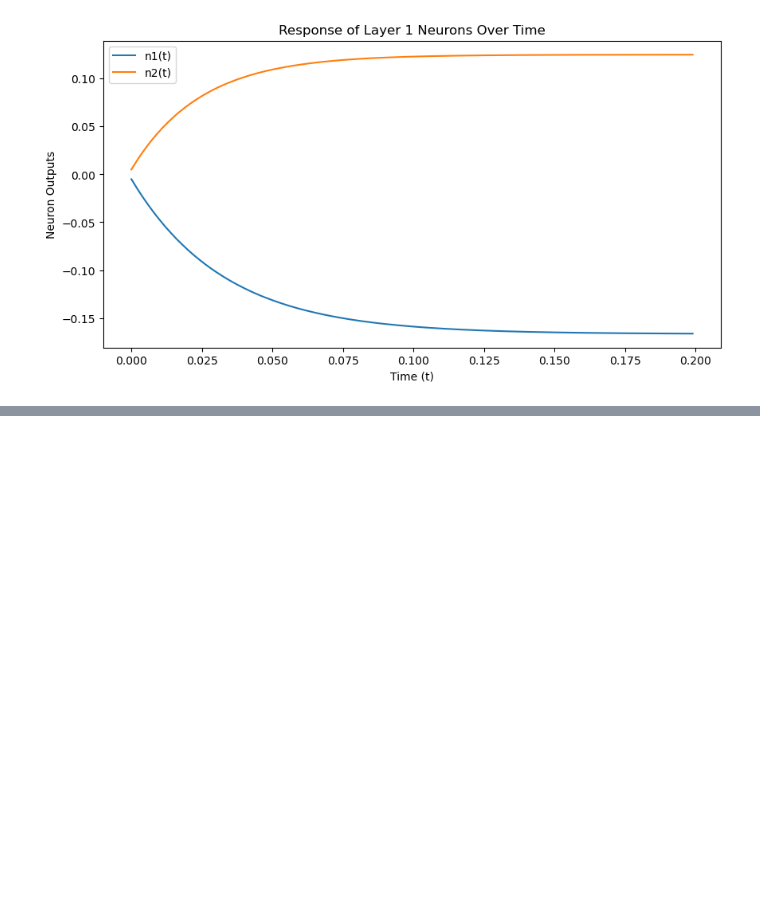
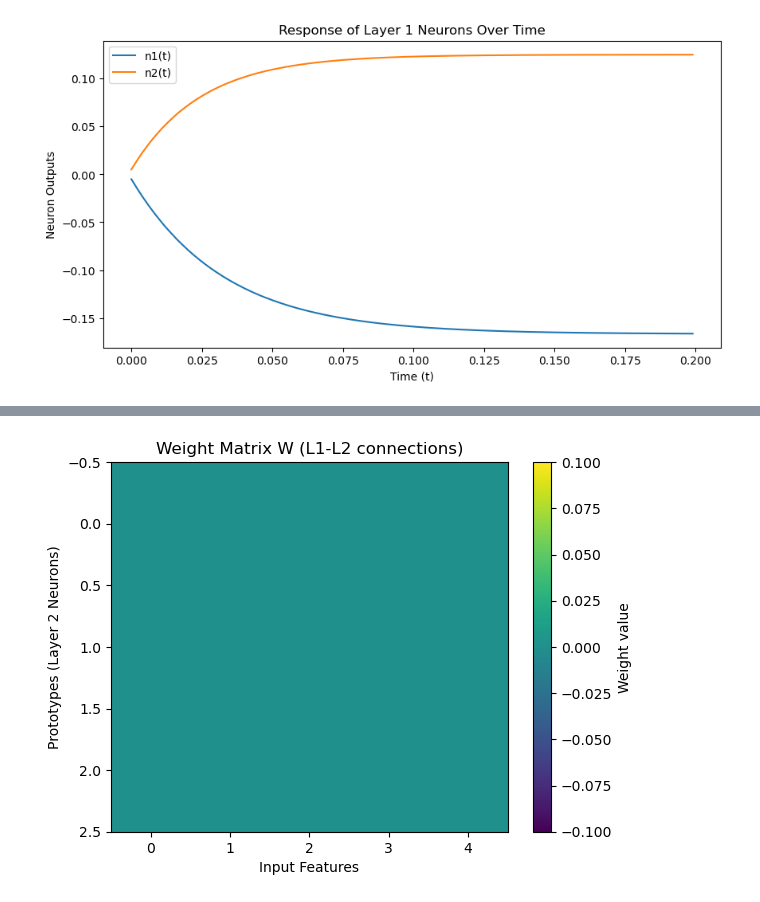
Before and after one commit to rocky115/DeepMythomatics, a Jupyter notebook: The_First_Chakra_Biswakarmaa/CHapter-5/Chapter5.1_The_Dadhi Sagar_Resonance.ipynb, the cells around one changed output, grey strips where cells are left out. Saved outputs shown, nothing was run; the diff lists cells and outputs as text; code cells hidden in the pictures; blank space fills up the shorter version.

```diff
--- a/The_First_Chakra_Biswakarmaa/CHapter-5/Chapter5.1_The_Dadhi Sagar_Resonance.ipynb
+++ b/The_First_Chakra_Biswakarmaa/CHapter-5/Chapter5.1_The_Dadhi Sagar_Resonance.ipynb
@@ -519,0 +1073,74 @@ plt.show()
+# %%
+import matplotlib.pyplot as plt
+
+class ART1:
+    def __init__(self, num_prototypes, num_inputs):
+        self.num_prototypes = num_prototypes  # Number of prototypes (neurons in Layer 2)
+        self.num_inputs = num_inputs  # Number of input features (Layer 1)
+        self.W = self.initialize_weights()  # Weight matrix for L1-L2 connections
+
+    def initialize_weights(self):
+        # Initialize weights between Layer 1 and Layer 2
+        W = [[0.0 for _ in range(self.num_inputs)] for _ in range(self.num_prototypes)]
+        return W
+
+    def normalize_weights(self):
+        # Normalize weights to avoid the subset/superset dilemma
+        for i in range(self.num_prototypes):
+            total = sum(self.W[i])
+            if total > 0:
+                self.W[i] = [w / total for w in self.W[i]]  # Normalize row
+
+    def activate_layer(self, input_vector):
+        # Calculate activation for Layer 2 based on Layer 1 input
+        activations = [sum(input_vector[j] * self.W[i][j] for j in range(self.num_inputs)) for i in range(self.num_prototypes)]
+        return activations
+
+    def update_weights(self, input_vector, activations, zeta=1.5):
+        for i in range(self.num_prototypes):
+            if activations[i] > 0:  # If neuron in Layer 2 is active
+                for j in range(self.num_inputs):
+                    # Update weights according to the learning law
+                    self.W[i][j] += input_vector[j] * (1 - self.W[i][j]) * zeta
+
+    def train(self, input_data, num_epochs):
+        for epoch in range(num_epochs):
+            for input_vector in input_data:
+                # Get activations for Layer 2
+                activations = self.activate_layer(input_vector)
+                # Update weights
+                self.update_weights(input_vector, activations)
+                # Normalize weights after updates
+                self.normalize_weights()
+
+    def display_weights(self):
+        # Plot the weight matrix
+        plt.imshow(self.W, cmap='viridis', aspect='auto')
+        plt.colorbar(label='Weight value')
+        plt.title('Weight Matrix W (L1-L2 connections)')
+        plt.xlabel('Input Features')
+        plt.ylabel('Prototypes (Layer 2 Neurons)')
+        plt.show()
+
+# Example usage
+if __name__ == "__main__":
+    num_prototypes = 3  # Number of neurons in Layer 2
+    num_inputs = 5      # Number of input features (Layer 1)
+    art1_network = ART1(num_prototypes, num_inputs)
+
+    # Sample input data (each row is a different input pattern)
+    input_data = [
+        [1, 0, 0, 0, 1],
+        [0, 1, 1, 0, 0],
+        [1, 1, 0, 0, 0],
+        [0, 0, 1, 1, 0],
+        [1, 0, 0, 1, 1],
+    ]
+
+    # Train the ART1 network
+    art1_network.train(input_data, num_epochs=100)
+
+    # Display the learned weights
+    art1_network.display_weights()
+# %% [output]
+[figure, added]
```
Also changed, not shown: parts of 13 cells of this notebook.
